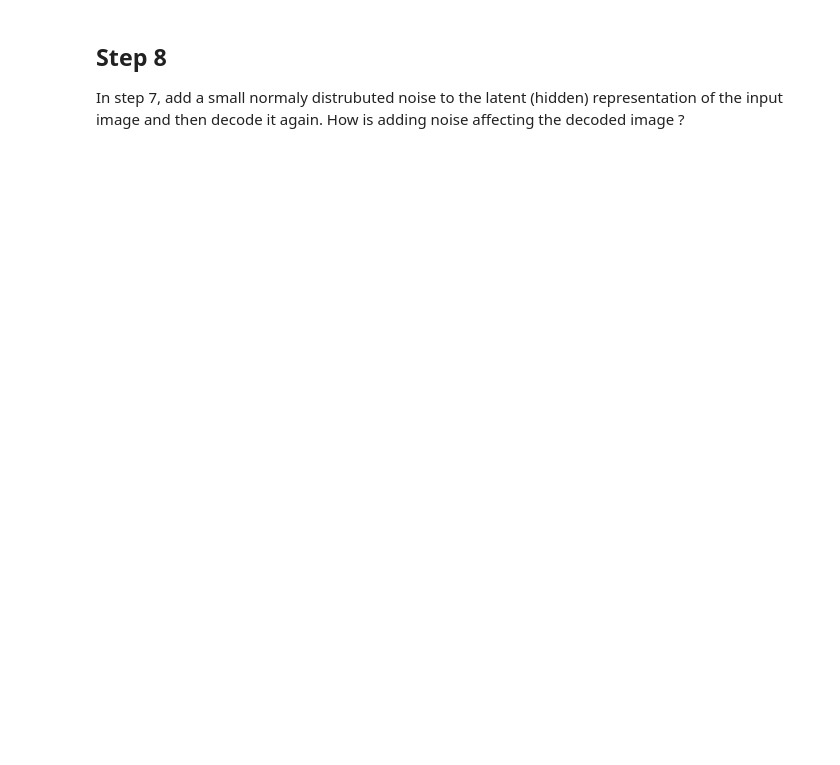
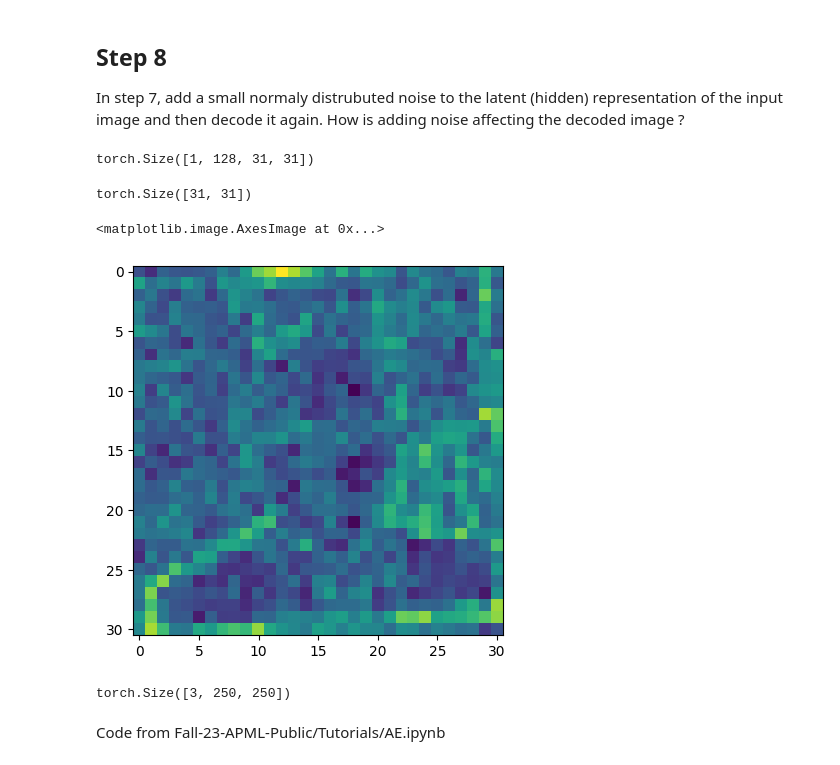
Before and after one commit to SakolB/CECS457, a Jupyter notebook: HW4/HW4.ipynb, the cells around one changed output. Saved outputs shown, nothing was run; the diff lists cells and outputs as text; code cells hidden in the pictures; blank space fills up the shorter version.

```diff
--- a/HW4/HW4.ipynb
+++ b/HW4/HW4.ipynb
@@ -385,3 +395,22 @@ plt.imshow(x_prime.detach().numpy())
 ##  Step 8
 
 In step 7, add a small normaly distrubuted noise to the latent (hidden) representation of the input image and then decode it again. How is adding noise affecting the decoded image ?
+# %%
+encoded = encoded.to("mps")
+# %%
+encoded = encoded+(torch.rand_like(encoded))
+# %%
+encoded.shape
+# %% [output]
+torch.Size([1, 128, 31, 31])
+# %%
+average_encoded = torch.mean(encoded.squeeze(), dim=0)
+average_encoded.shape
+# %% [output]
+torch.Size([31, 31])
+# %%
+average_encoded = average_encoded.cpu()
+plt.imshow(average_encoded.detach().numpy())
+# %% [output]
+<matplotlib.image.AxesImage at 0x...>
+[figure, added]
@@ -387,0 +420,5 @@ In step 7, add a small normaly distrubuted noise to the latent (hidden) represen
+# %%
+decoded_noise = decoded_noise.squeeze()
+decoded_noise.shape
+# %% [output]
+torch.Size([3, 250, 250])
@@ -387,0 +427,2 @@ In step 7, add a small normaly distrubuted noise to the latent (hidden) represen
+# %% [markdown]
+Code from Fall-23-APML-Public/Tutorials/AE.ipynb
```
Also changed, not shown: parts of 21 cells of this notebook, 1 other file.
